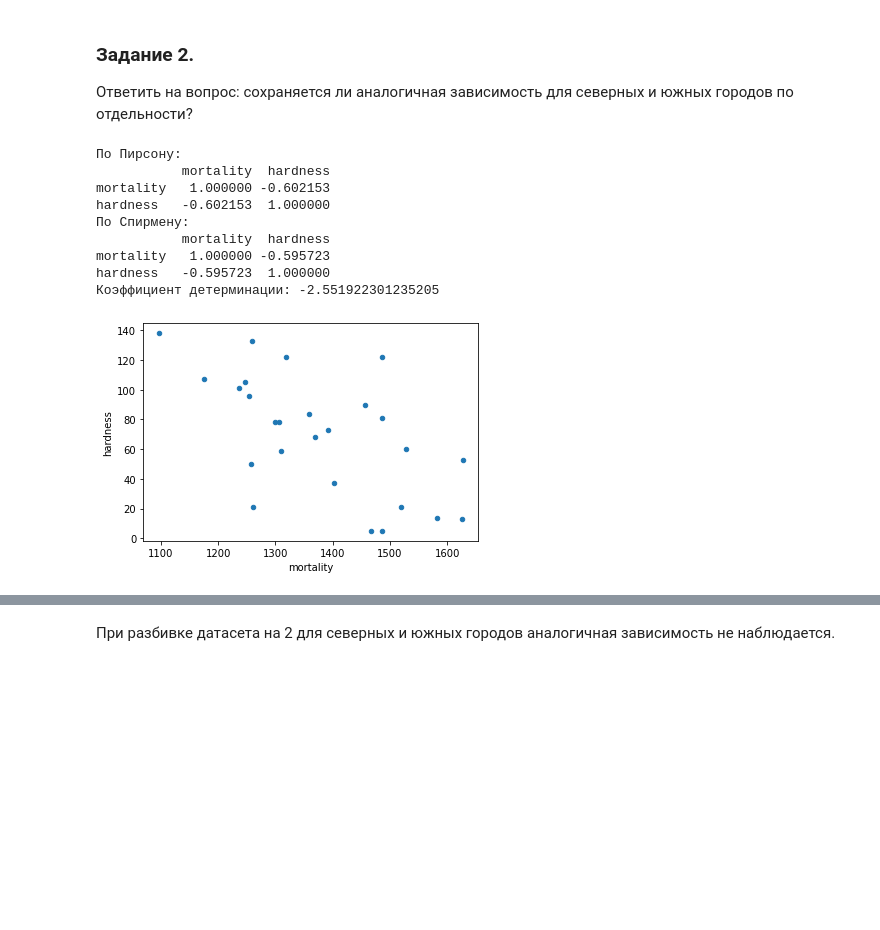
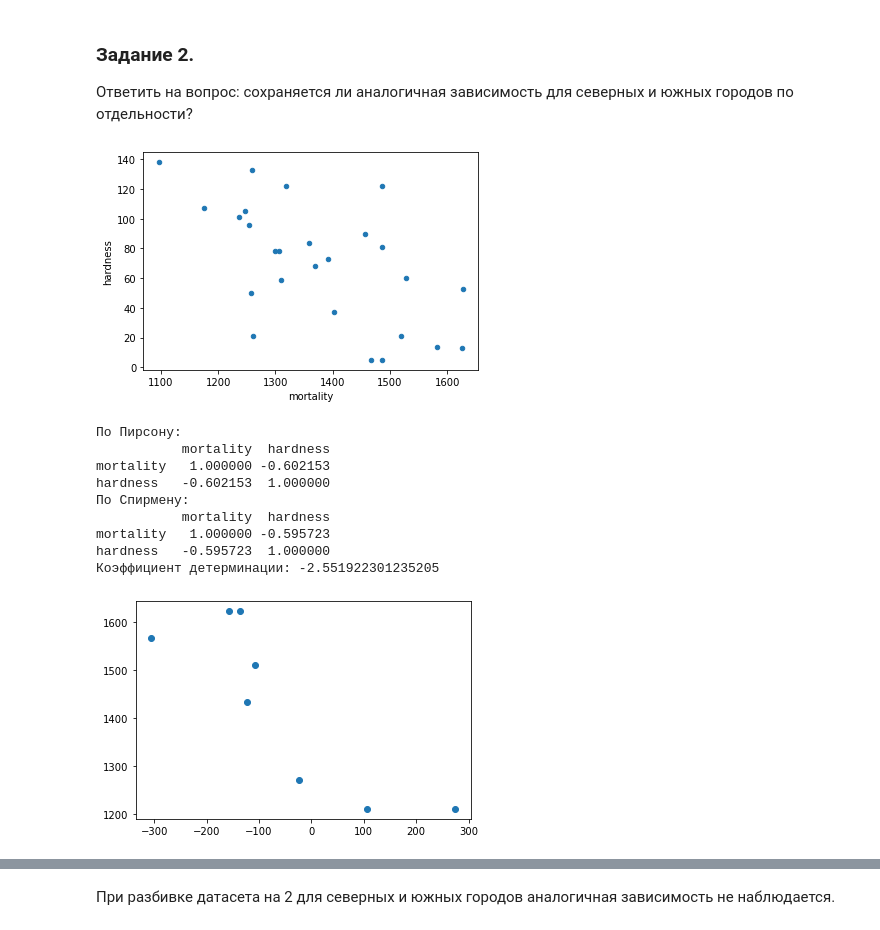
Before and after one commit to WNick-main/netology, a Jupyter notebook: HW-17.ipynb, the cells around one changed output, grey strips where cells are left out. Drawn from its saved outputs; the diff is of its cells as text; code cells hidden in the pictures; blank space fills up the shorter version.

```diff
--- a/HW-17.ipynb
+++ b/HW-17.ipynb
@@ -92,37 +92,42 @@ plt.plot(X_test, y_pred, c='r')
 # %%
 def calc(df):
     df.plot(kind='scatter', x='mortality', y='hardness')
+    plt.show()
     #Рассчитать коэффициенты корреляции Пирсона и Спирмена
     p_cor = df[['mortality', 'hardness']].corr()
     s_cor = df[['mortality', 'hardness']].corr(method='spearman')
     print('По Пирсону:')
     print(p_cor)
     print('По Спирмену:')
     print(s_cor)
     #Построить модель линейной регрессии
     X = df[['hardness']]
     y = df['mortality']
     X_train, X_test, y_train, y_test = train_test_split(X, y, test_size=0.30, random_state=42)
     X_train.shape
     y_train.shape
     model = LinearRegression()
     model.fit(X_train, y_train)
+    y_pred = model.predict(X_test)
     coef_d = model.score(X_test, y_test)
     print(f'Коэффициент детерминации: {coef_d}')
-
+    residuals = y_test-y_pred
+    plt.scatter(residuals,y_pred)
+    plt.show()
 
 calc(df.loc[df['location']=='South'])
 # %% [output]
+[figure]
 По Пирсону:
            mortality  hardness
 mortality   1.000000 -0.602153
 hardness   -0.602153  1.000000
 По Спирмену:
            mortality  hardness
 mortality   1.000000 -0.595723
 hardness   -0.595723  1.000000
 Коэффициент детерминации: -2.551922301235205
-[figure]
+[figure, added]
 # %%
 calc(df.loc[df['location']=='North'])
 # %% [output]
```
Also changed, not shown: parts of 2 cells of this notebook.
